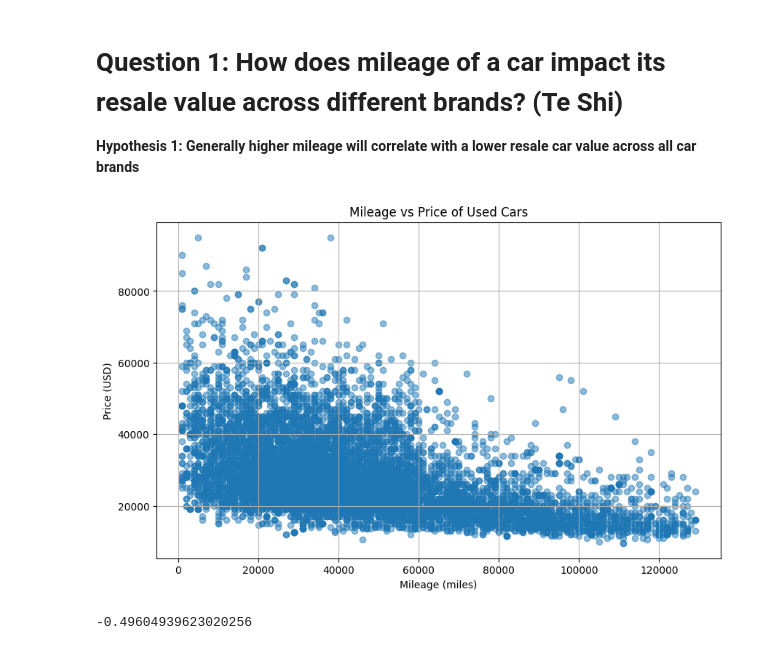
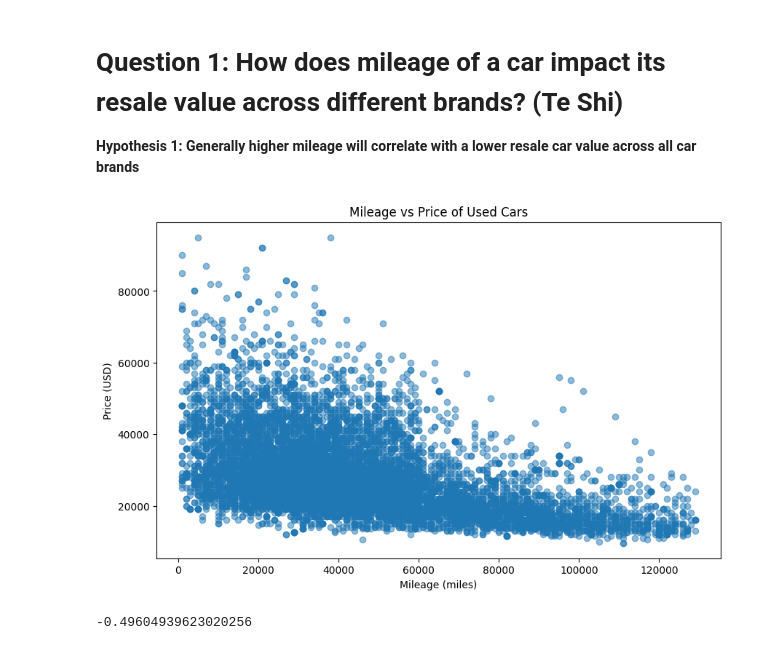
Before and after one commit to montage0921/CSE587-Project-UsedCarPricePrediction, a Jupyter notebook: mileage_car_class_vs_price.ipynb, the cells around one changed output. Cells and saved outputs as stored; diff of their text form; code cells hidden in the pictures.

```diff
--- a/mileage_car_class_vs_price.ipynb
+++ b/mileage_car_class_vs_price.ipynb
@@ -27,14 +27,13 @@ df = df[df['price']!=0] # drop rows with price equals to 0
 # %%
 # plot relationship between mileage and price
 plt.figure(figsize=(10,6))
 plt.scatter(df['mileage'],df['price'],alpha=0.5)
 plt.title('Mileage vs Price of Used Cars')
 plt.xlabel('Mileage (miles)')
 plt.ylabel('Price (USD)')
-plt.grid(True)
 plt.show()
 # %% [output]
-[figure, old version]
+[figure, new version]
 # %%
 # calcualte general correlation value between resale price and mileage
 general_corr=df['mileage'].corr(df['price'])
```
Also changed, not shown: parts of 12 cells of this notebook.
